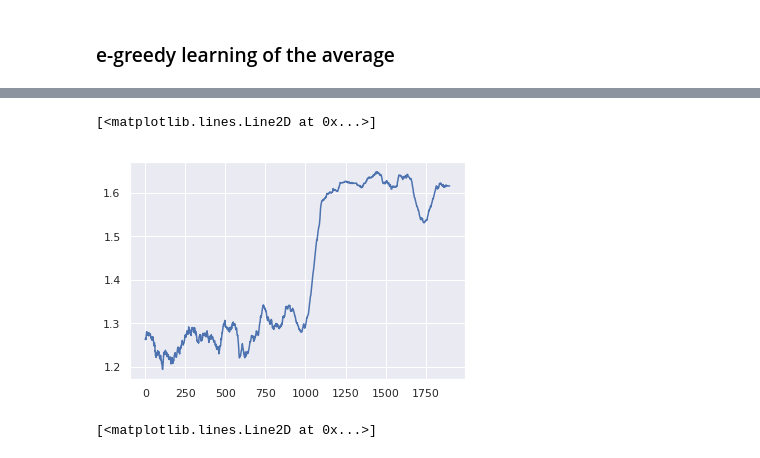
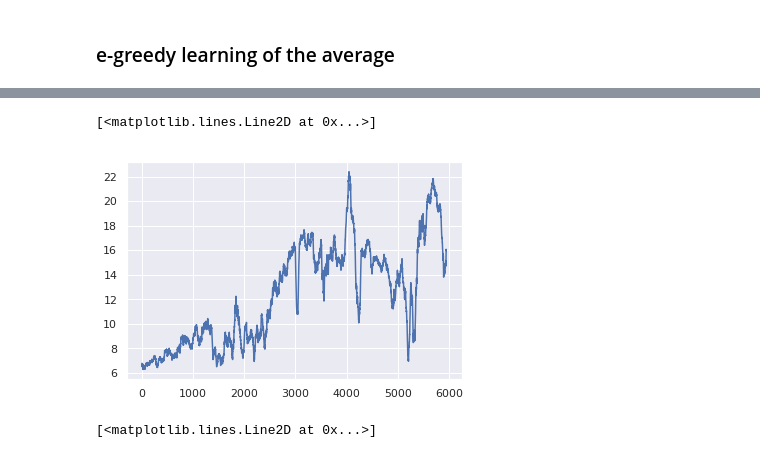
Before and after one commit to Rkeramati/cvar, a Jupyter notebook: hiv/Untitled.ipynb, the cells around one changed output, grey strips where cells are left out. Cells and saved outputs as stored; diff of their text form; code cells hidden in the pictures.

```diff
--- a/hiv/Untitled.ipynb
+++ b/hiv/Untitled.ipynb
@@ -230,8 +230,8 @@ def discounted_return(returns, gamma):
         ret = r + gamma * ret
     return ret
 # %%
-args = Namespace(**{'action_noise': 0.1, 'drop_p':0.4, 'action_sigma':0.01,\
-                   'episodeCap': 20, 'num_episode': 20000, 'ifCVaR': False, 'opt': 0,\
+args = Namespace(**{'action_noise': 0, 'drop_p':0, 'action_sigma':0,\
+                   'episodeCap': 20, 'num_episode': 6000, 'ifCVaR': False, 'opt': 0,\
                    'save_name': 'egreedy', 'alpha': 0.25, 'gamma': 0.99})
 tf.reset_default_graph()
 with tf.Session() as sess:
@@ -328,8 +328,8 @@ Training.  Episode ep:1800, Discounted Return = 6.86839, Epsilon = 0.747, Lr = 0
 # %%
-plt.plot(mv(returns[:, 0], 100))
+plt.plot(mv(returns[:, 0], 50))
 # %% [output]
 [<matplotlib.lines.Line2D at 0x...>]
-[figure, old version]
+[figure, new version]
 # %%
 def mv(a, n=3) :
     ret = np.cumsum(a, dtype=float)
```
Also changed, not shown: parts of 20 cells of this notebook, 3 other files.
